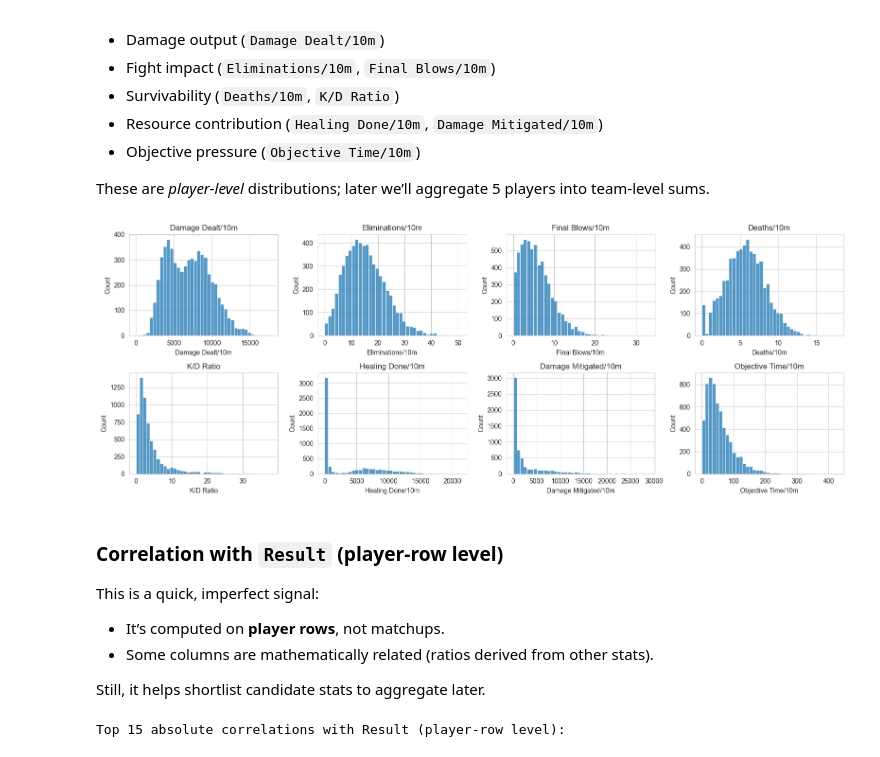
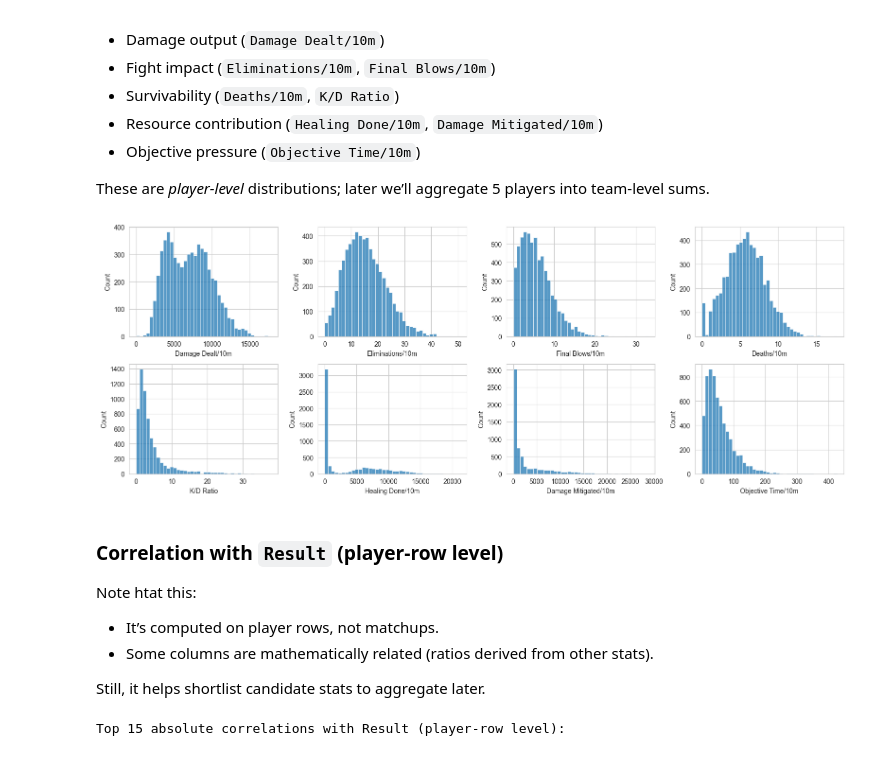
Before and after one commit to Kicho115/owcs-match-prediction, a Jupyter notebook: notebook/notebook.ipynb, the cells around one changed output. Drawn from its saved outputs; the diff is of its cells as text; code cells hidden in the pictures.

```diff
--- a/notebook/notebook.ipynb
+++ b/notebook/notebook.ipynb
@@ -181,36 +181,35 @@ These are *player-level* distributions; later we’ll aggregate 5 players into t
 # %%
 core_stats = [
     'Damage Dealt/10m',
     'Eliminations/10m',
     'Final Blows/10m',
     'Deaths/10m',
     'K/D Ratio',
     'Healing Done/10m',
     'Damage Mitigated/10m',
     'Objective Time/10m',
 ]
 
 available_core = [c for c in core_stats if c in data.columns]
 
 fig, axes = plt.subplots(nrows=2, ncols=4, figsize=(16,6))
 axes = axes.ravel()
 
 for ax, col in zip(axes, available_core):
     sns.histplot(data[col].replace([np.inf, -np.inf], np.nan).dropna(), bins=40, kde=False, ax=ax)
-    ax.set_title(col)
 
 for ax in axes[len(available_core):]:
     ax.axis('off')
 
 plt.tight_layout()
 plt.show()
 # %% [output]
-[figure, old version]
+[figure, new version]
 # %% [markdown]
 ### Correlation with `Result` (player-row level)
 
-This is a quick, imperfect signal:
-- It’s computed on **player rows**, not matchups.
+Note htat this:
+- It’s computed on player rows, not matchups.
 - Some columns are mathematically related (ratios derived from other stats).
 
 Still, it helps shortlist candidate stats to aggregate later.
```
Also changed, not shown: parts of 21 cells of this notebook.
